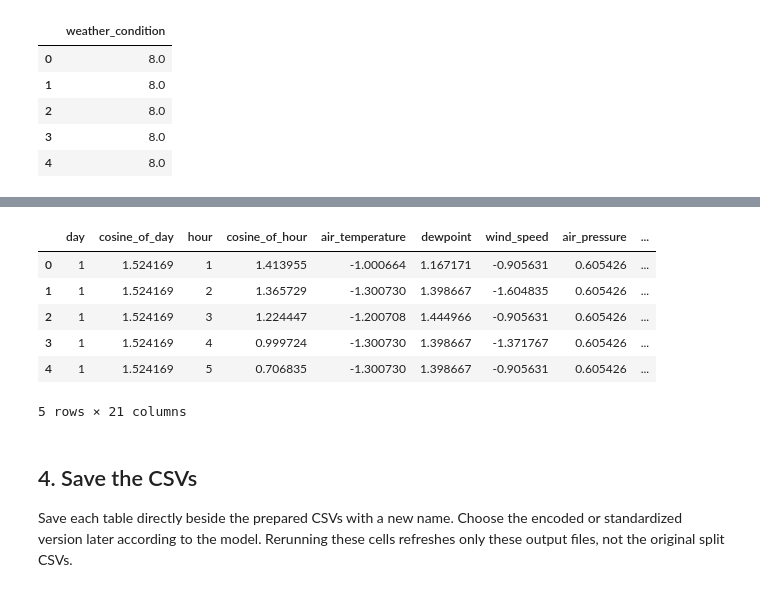
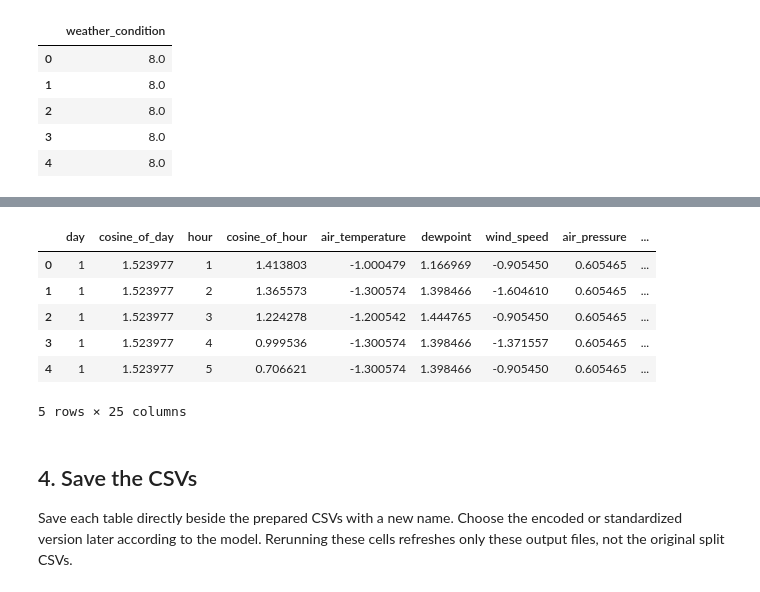
Before and after one commit to SepehrShakibi/applied-ml-dl-for-photovoltaics-with-python, a Jupyter notebook: 03_data_preprocessing/03_05_data_transformation_and_feature_engineering_pv_time_series.ipynb, the cells around one changed output, grey strips where cells are left out. Cells and saved outputs as stored; diff of their text form; code cells hidden in the pictures.

Commit message:
feat(preprocessing): add train-fitted feature encoding and scaling

```diff
--- a/03_data_preprocessing/03_05_data_transformation_and_feature_engineering_pv_time_series.ipynb
+++ b/03_data_preprocessing/03_05_data_transformation_and_feature_engineering_pv_time_series.ipynb
@@ -79,0 +86,23 @@ Test: (1062, 21)
+# %%
+TARGET_COLUMNS = ["target_power_t_plus_1", "target_class_t_plus_1"]
+TIME_COLUMNS = ["day", "hour", "time_index", "target_time_index"]
+CATEGORICAL_COLUMNS = ["weather_condition"]
+CONTINUOUS_COLUMNS = [
+    "cosine_of_day", "cosine_of_hour", "air_temperature", "dewpoint",
+    "wind_speed", "air_pressure", "solar_radiation",
+    "pv_1_cosine_value_of_the_solar_incidence_angle", "pv_1_power",
+    "pv_2_cosine_value_of_the_solar_incidence_angle", "pv_2_power",
+    "pv_3_cosine_value_of_the_solar_incidence_angle", "pv_3_power",
+    "pv_4_cosine_value_of_the_solar_incidence_angle", "pv_4_power",
+    "pv_5_cosine_value_of_the_solar_incidence_angle", "pv_5_power",
+    "total_pv_power",
+]
+FEATURE_COLUMNS = CONTINUOUS_COLUMNS + CATEGORICAL_COLUMNS
+SCALE_COLUMNS = FEATURE_COLUMNS.copy()
+expected = set(FEATURE_COLUMNS + TIME_COLUMNS + TARGET_COLUMNS)
+for name, data in [("train", train_data), ("validation", validation_data), ("test", test_data)]:
+    if set(data.columns) != expected:
+        raise ValueError(f"{name}: rerun updated Lesson 2; missing={expected-set(data.columns)}, unexpected={set(data.columns)-expected}")
+print("Continuous inputs:", len(CONTINUOUS_COLUMNS))
+print("Categorical inputs:", CATEGORICAL_COLUMNS)
+print("Candidate model input count:", len(FEATURE_COLUMNS))
@@ -169,28 +173,24 @@ Index(['day', 'cosine_of_day', 'hour', 'cosine_of_hour', 'air_temperature',
 # %%
-numeric_columns = [
-    column for column in train_data.columns
-    if column not in ["day", "hour"]
-]
 scaler = StandardScaler()
-scaler.fit(train_encoded[numeric_columns])
+scaler.fit(train_encoded[SCALE_COLUMNS])
 
 def standardize_features(data):
     result = data.copy()
-    result[numeric_columns] = scaler.transform(data[numeric_columns])
+    result[SCALE_COLUMNS] = scaler.transform(data[SCALE_COLUMNS])
     return result
 
 train_standardized = standardize_features(train_encoded)
 validation_standardized = standardize_features(validation_encoded)
 test_standardized = standardize_features(test_encoded)
 display(train_standardized.head())
 # %% [output]
 |  | day | cosine_of_day | hour | cosine_of_hour | air_temperature | dewpoint | wind_speed | air_pressure | ... |
-| 0 | 1 | 1.524169 | 1 | 1.413955 | -1.000664 | 1.167171 | -0.905631 | 0.605426 | ... |
-| 1 | 1 | 1.524169 | 2 | 1.365729 | -1.300730 | 1.398667 | -1.604835 | 0.605426 | ... |
-| 2 | 1 | 1.524169 | 3 | 1.224447 | -1.200708 | 1.444966 | -0.905631 | 0.605426 | ... |
-| 3 | 1 | 1.524169 | 4 | 0.999724 | -1.300730 | 1.398667 | -1.371767 | 0.605426 | ... |
-| 4 | 1 | 1.524169 | 5 | 0.706835 | -1.300730 | 1.398667 | -0.905631 | 0.605426 | ... |
+| 0 | 1 | 1.523977 | 1 | 1.413803 | -1.000479 | 1.166969 | -0.905450 | 0.605465 | ... |
+| 1 | 1 | 1.523977 | 2 | 1.365573 | -1.300574 | 1.398466 | -1.604610 | 0.605465 | ... |
+| 2 | 1 | 1.523977 | 3 | 1.224278 | -1.200542 | 1.444765 | -0.905450 | 0.605465 | ... |
+| 3 | 1 | 1.523977 | 4 | 0.999536 | -1.300574 | 1.398466 | -1.371557 | 0.605465 | ... |
+| 4 | 1 | 1.523977 | 5 | 0.706621 | -1.300574 | 1.398466 | -0.905450 | 0.605465 | ... |
-5 rows × 21 columns
+5 rows × 25 columns
 # %% [markdown]
 ## 4. Save the CSVs
 Save each table directly beside the prepared CSVs with a new name. Choose the encoded or standardized version later according to the model. Rerunning these cells refreshes only these output files, not the original split CSVs.
```
Also changed, not shown: parts of 12 cells of this notebook, 7 other files.
